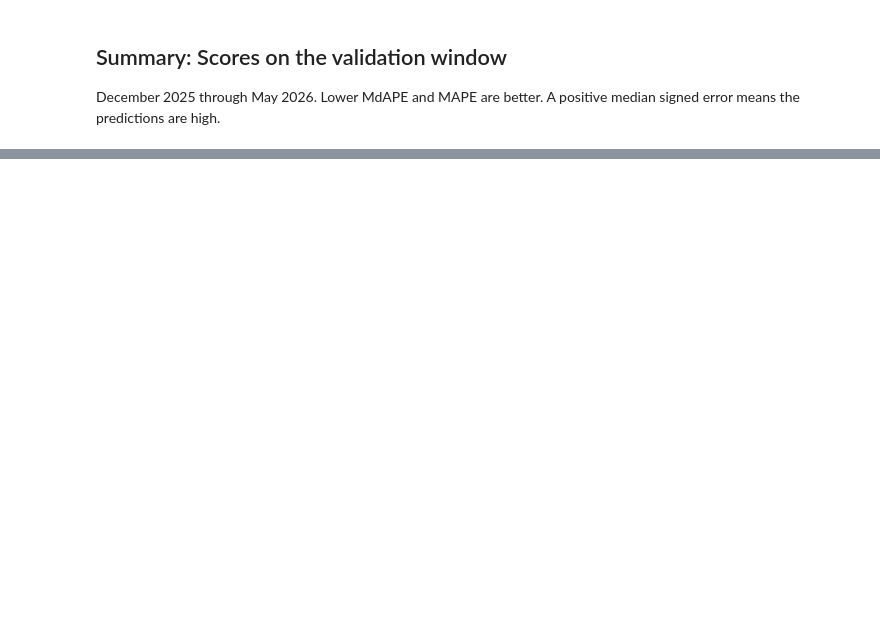
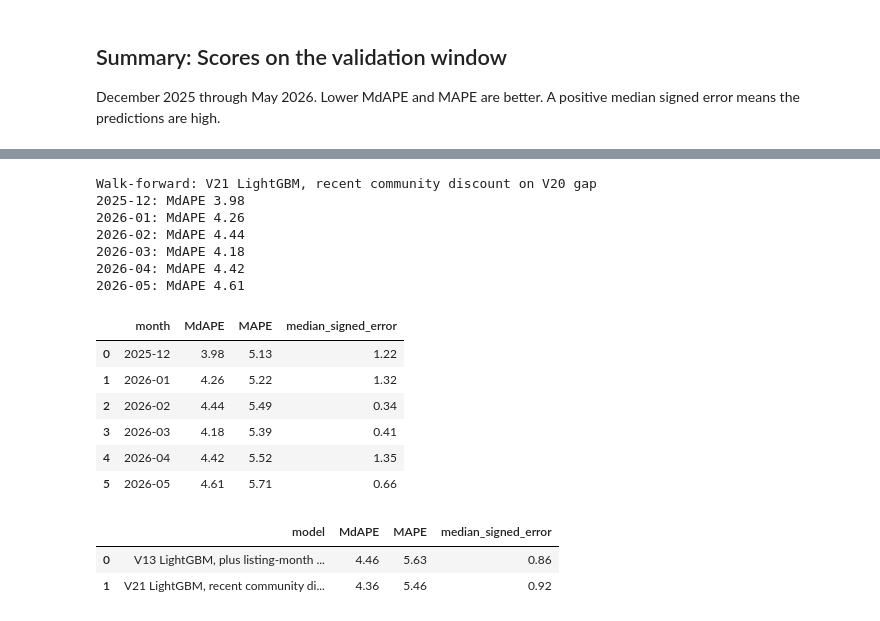
Before and after one commit to phuonganhdangamy/SSU-Data-Dash, a Jupyter notebook: notebooks/list_aware_models.ipynb, the cells around one changed output, grey strips where cells are left out. Cells and saved outputs as stored; diff of their text form; code cells hidden in the pictures; blank space fills up the shorter version.

```diff
--- a/notebooks/list_aware_models.ipynb
+++ b/notebooks/list_aware_models.ipynb
@@ -1250,0 +1414,11 @@ V15 V12 plus monthly adjustment, weight 0.55: MdAPE 4.45%, MAPE 5.62%, median si
+# %%
+gap_train = np.log(train["sold_price"].to_numpy() / train["list_price"].to_numpy())
+v20_model = LGBMRegressor(
+    **lgb_fixed,
+    num_leaves=int(best_lgb.num_leaves),
+    learning_rate=float(best_lgb.learning_rate),
+    n_estimators=int(best_lgb.n_estimators),
+)
+v20_model.fit(x13_train, gap_train, categorical_feature=lgb_categories)
+v20_hat = valid["list_price"].to_numpy() * np.exp(v20_model.predict(x13_valid))
+v20_score = add_score("V20 LightGBM, sold-to-list gap", v20_hat, valid["sold_price"])
@@ -1280,0 +1832,63 @@ So basically we are creating a chain of models, and output of the previous model
+# %%
+screen_rows = [row for row in scores if row["model"].startswith(("V20", "V21"))]
+ahead = [row for row in screen_rows if row["MdAPE"] < v13_score["MdAPE"]]
+if not ahead:
+    print(
+        f"V13 stays ahead on the single cut (MdAPE {v13_score['MdAPE']:.2f}). "
+        "V20 and V21 are not walk-forwarded."
+    )
+else:
+    screen_winner = min(ahead, key=lambda row: (row["MdAPE"], row["MAPE"], abs(row["median_signed_error"])))
+    screen_gap = screen_winner["model"].startswith("V20") or (
+        screen_winner["model"].startswith("V21") and v21_uses_gap
+    )
+    screen_discount = screen_winner["model"].startswith("V21")
+    print("Walk-forward:", screen_winner["model"], flush=True)
+    screen_parts = []
+    screen_month_rows = []
+    for month, sold in zip(walk_months, sold_parts):
+        past = listings[listings["date_sold"] < month.start_time]
+        homes = listings[listings["date_sold"].dt.to_period("M") == month]
+        _, monthly, forecast = residual_forecast(past, 1)
+        lag_map, last_month, latest_ratio = market_tables(past)
+        tables = peer_tables(past)
+        X_past = design_matrix(past, past, lag_map, last_month, latest_ratio, tables)
+        X_homes = design_matrix(homes, past, lag_map, last_month, latest_ratio, tables)
+        X_past = X_past.copy()
+        X_homes = X_homes.copy()
+        X_past["list_month_factor"] = factor_from(past, monthly, forecast)
+        X_homes["list_month_factor"] = factor_from(homes, monthly, forecast)
+        if screen_discount:
+            month_community = recent_ratio_table(past, ["community", "house_type_name"])
+            month_type = recent_ratio_table(past, ["house_type_name"])
+            X_past["recent_discount"], _, _ = recent_discount_from(past, month_community, month_type)
+            X_homes["recent_discount"], _, _ = recent_discount_from(homes, month_community, month_type)
+        y = np.log(past["sold_price"] / past["list_price"]) if screen_gap else np.log(past["sold_price"])
+        log_hat = fit_lgb(X_past, y).predict(X_homes)
+        hat = homes["list_price"].to_numpy() * np.exp(log_hat) if screen_gap else np.exp(log_hat)
+        screen_parts.append(hat)
+        screen_month_rows.append({"month": str(month), **percentage_scores(hat, sold)})
+        print(f"{month}: MdAPE {screen_month_rows[-1]['MdAPE']:.2f}", flush=True)
+    display(pd.DataFrame(screen_month_rows))
+    display(pd.DataFrame([
+        {"model": v13_name, **percentage_scores(np.concatenate(collected[v13_name]), sold_all)},
+        {"model": screen_winner["model"], **percentage_scores(np.concatenate(screen_parts), sold_all)},
+    ]))
+# %% [output]
+Walk-forward: V21 LightGBM, recent community discount on V20 gap
+2025-12: MdAPE 3.98
+2026-01: MdAPE 4.26
+2026-02: MdAPE 4.44
+2026-03: MdAPE 4.18
+2026-04: MdAPE 4.42
+2026-05: MdAPE 4.61
+|  | month | MdAPE | MAPE | median_signed_error |
+| 0 | 2025-12 | 3.98 | 5.13 | 1.22 |
+| 1 | 2026-01 | 4.26 | 5.22 | 1.32 |
+| 2 | 2026-02 | 4.44 | 5.49 | 0.34 |
+| 3 | 2026-03 | 4.18 | 5.39 | 0.41 |
+| 4 | 2026-04 | 4.42 | 5.52 | 1.35 |
+| 5 | 2026-05 | 4.61 | 5.71 | 0.66 |
+|  | model | MdAPE | MAPE | median_signed_error |
+| 0 | V13 LightGBM, plus listing-month ... | 4.46 | 5.63 | 0.86 |
+| 1 | V21 LightGBM, recent community di... | 4.36 | 5.46 | 0.92 |
```
Also changed, not shown: parts of 24 cells of this notebook.
